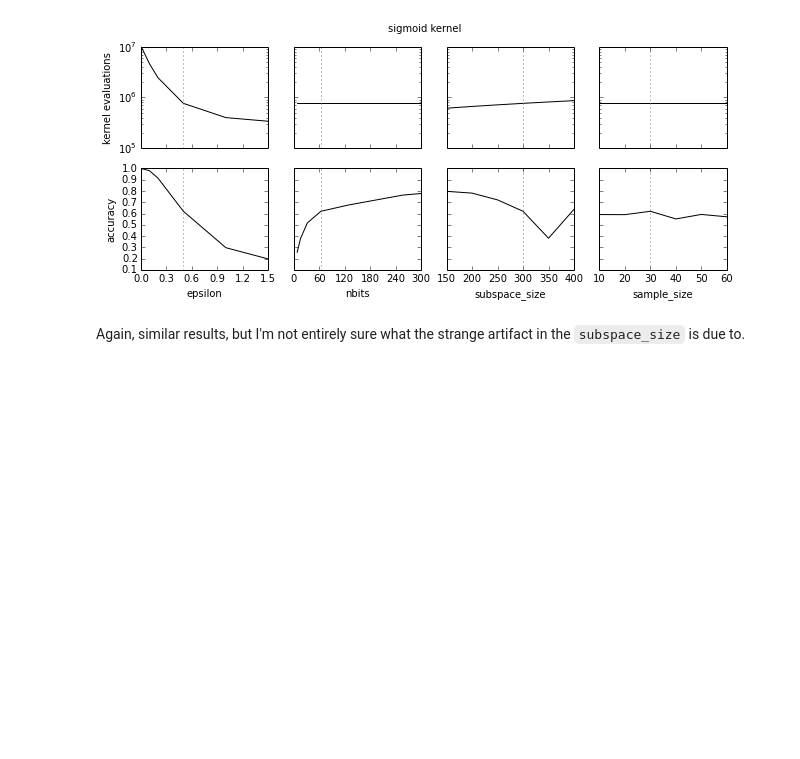
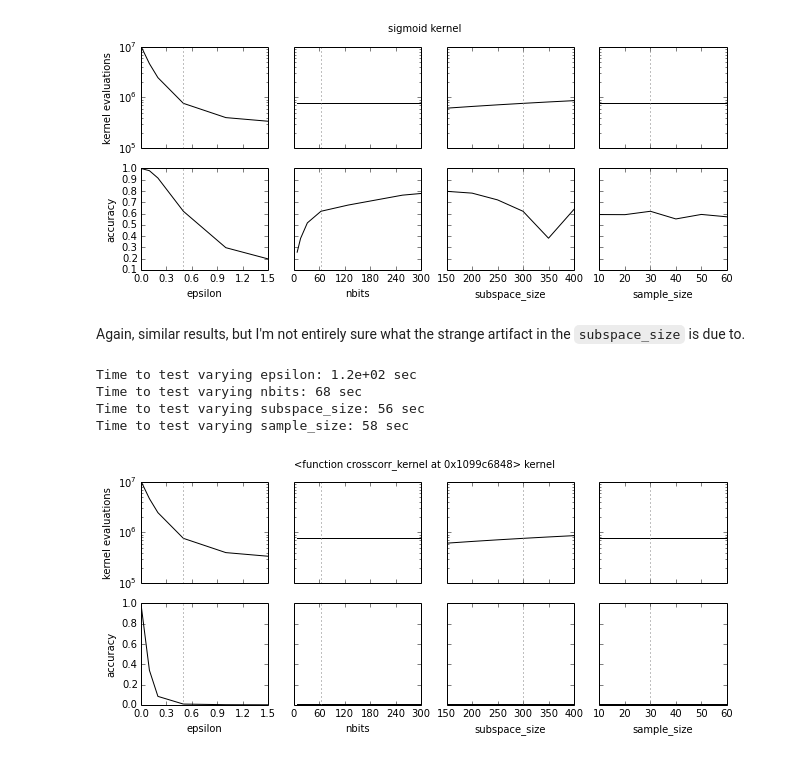
Before and after one commit to jakevdp/klsh, a Jupyter notebook: benchmarks/kernel_benchmarks.ipynb, the cells around one changed output. Drawn from its saved outputs; the diff is of its cells as text; code cells hidden in the pictures; blank space fills up the shorter version.

```diff
--- a/benchmarks/kernel_benchmarks.ipynb
+++ b/benchmarks/kernel_benchmarks.ipynb
@@ -188,3 +187,14 @@ Time to test varying sample_size: 13 sec
 [figure]
 # %% [markdown]
 Again, similar results, but I'm not entirely sure what the strange artifact in the ``subspace_size`` is due to.
+# %%
+from klsh.kernels import crosscorr_kernel
+
+results = compute_results(crosscorr_kernel)
+plot_results(results)
+# %% [output]
+Time to test varying epsilon: 1.2e+02 sec
+Time to test varying nbits: 68 sec
+Time to test varying subspace_size: 56 sec
+Time to test varying sample_size: 58 sec
+[figure, added]
```
Also changed, not shown: parts of 8 cells of this notebook, 4 other files.
